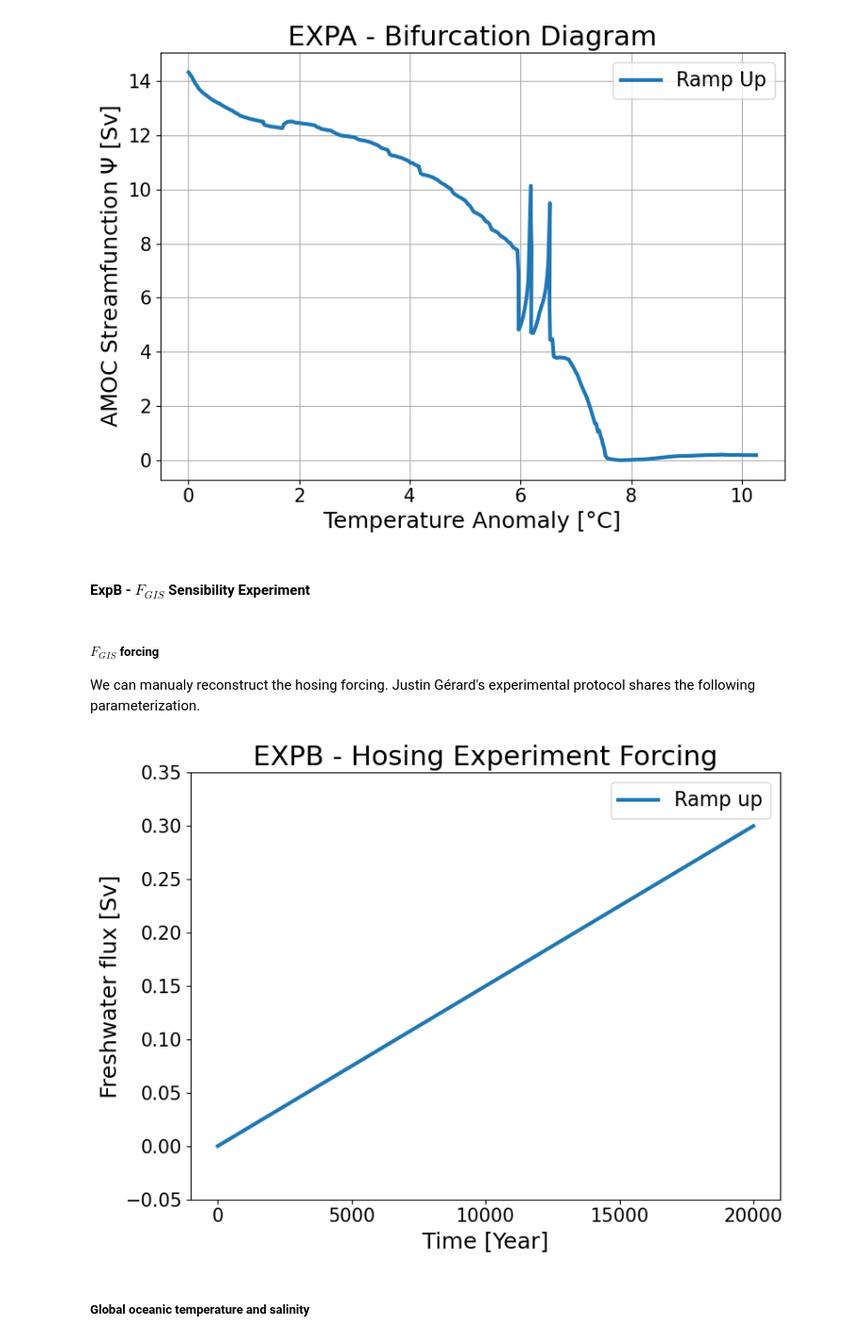
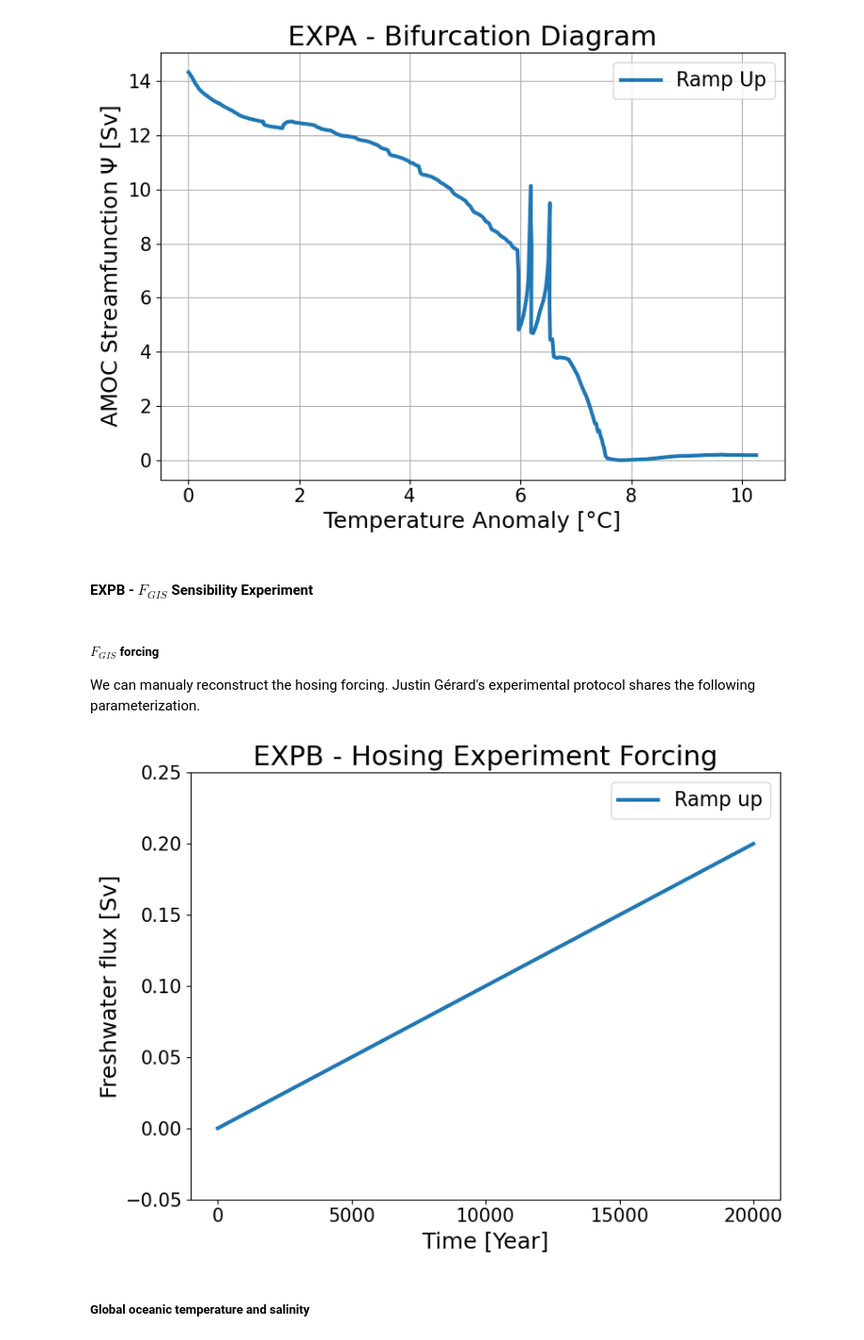
Before and after one commit to VUB-HYDR/2025_Laridon_etal_ORE, a Jupyter notebook: ATCM.ipynb, the cells around one changed output. Shown at 94% size. Drawn from its saved outputs; the diff is of its cells as text; code cells hidden in the pictures.

```diff
--- a/ATCM.ipynb
+++ b/ATCM.ipynb
@@ -731,7 +762,7 @@ plt.show()
 # %% [output]
 [figure]
 # %% [markdown]
-#### ExpB - $F_{GIS}$ Sensibility Experiment
+#### EXPB - $F_{GIS}$ Sensibility Experiment
 # %% [markdown]
 ##### $F_{GIS}$ forcing
 
@@ -739,32 +770,32 @@ We can manualy reconstruct the hosing forcing. Justin Gérard's experimental pro
 # %%
 ### Construction of the Hosing Profile ###
 t_0 = 0
 t_f = 20000
 hosing_min = 0
-hosing_max = 0.3
+hosing_max = 0.2
 
 time_ramp_up = np.arange(t_0,t_f,1)
 time = np.arange(t_0,t_f,1)
 
-freshwater_flux_ramp_up_hosing = interpolate.interp1d([t_0,t_half],[hosing_min,hosing_max],bounds_error= False, fill_value=0)
+freshwater_flux_ramp_up_hosing = interpolate.interp1d([t_0,t_f],[hosing_min,hosing_max],bounds_error= False, fill_value=0)
 frswat_flux_ramp_up = freshwater_flux_ramp_up_hosing(time_ramp_up)
 
 ### Plotting ###
 
 plt.figure(figsize=(8,6))
 plt.plot(time_ramp_up,frswat_flux_ramp_up, label='Ramp up',lw=3)
 plt.title("EXPB - Hosing Experiment Forcing",fontsize=22)
 plt.xlabel("Time [Year]",fontsize=18)
 plt.ylabel("Freshwater flux [Sv]",fontsize=18)
-plt.ylim(-0.05,0.35)
+plt.ylim(-0.05,0.25)
 plt.legend(fontsize=16)
 plt.tick_params(axis='both',labelsize=15)
 plt.tight_layout()
 plt.xticks(np.arange(0,25000, step=5000))
 plt.savefig(figures_path+'EXPB_F_forcing',dpi=400)
 plt.show()
 # %% [output]
-[figure, old version]
+[figure, new version]
 # %% [markdown]
 ##### Global oceanic temperature and salinity
 # %%
```
Also changed, not shown: parts of 17 cells of this notebook, 26 other files.
